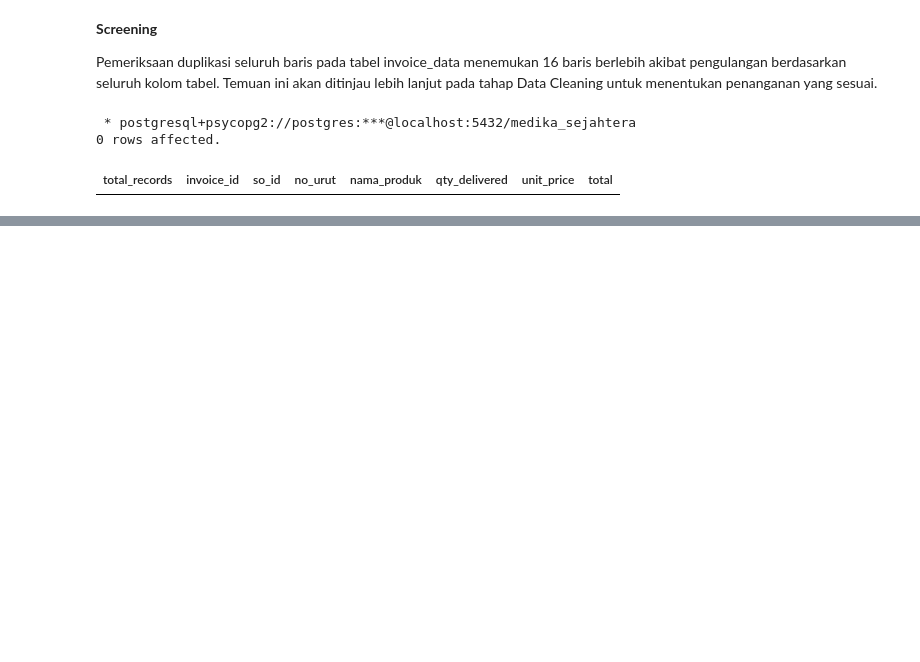
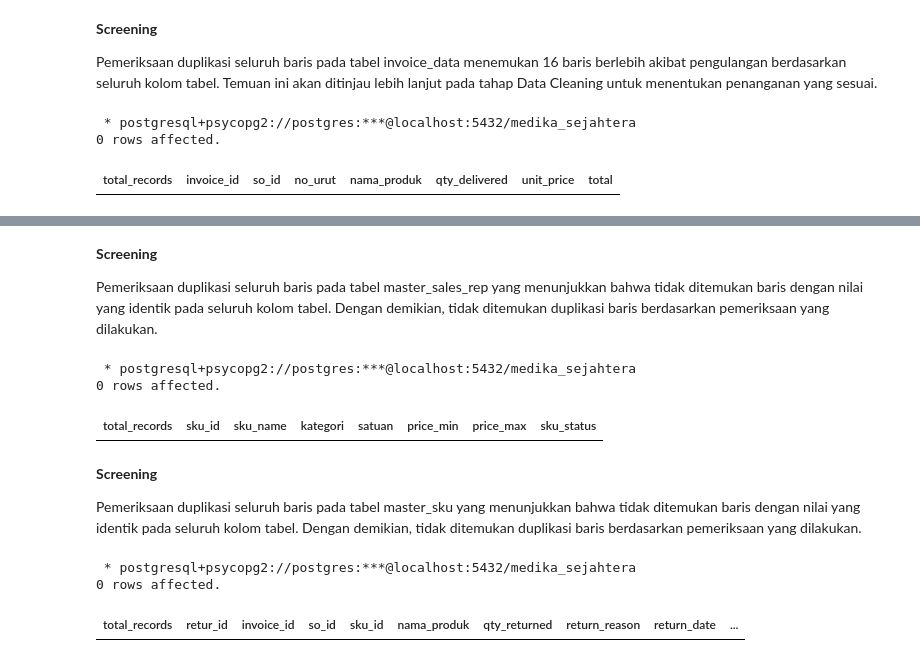
Before and after one commit to Rpfitrah/return-analysis-medika-sejahtera, a Jupyter notebook: Notebook/01_data_understanding.ipynb, the cells around one changed output, grey strips where cells are left out. Saved outputs shown, nothing was run; the diff lists cells and outputs as text; code cells hidden in the pictures; blank space fills up the shorter version.

```diff
--- a/Notebook/01_data_understanding.ipynb
+++ b/Notebook/01_data_understanding.ipynb
@@ -873,0 +925,68 @@ Pemeriksaan duplikasi seluruh baris menunjukkan bahwa tidak ditemukan baris deng
+# %% [markdown]
+**Screening**
+
+Pemeriksaan duplikasi seluruh baris pada tabel master_sales_rep yang menunjukkan bahwa tidak ditemukan baris dengan nilai yang identik pada seluruh kolom tabel. Dengan demikian, tidak ditemukan duplikasi baris berdasarkan pemeriksaan yang dilakukan.
+# %%
+%%sql
+
+SELECT
+    COUNT(*) AS total_records,
+    sku_id,
+    sku_name,
+    kategori,
+    satuan,
+    price_min,
+    price_max,
+    sku_status
+FROM
+    master_sku
+GROUP BY
+    sku_id,
+    sku_name,
+    kategori,
+    satuan,
+    price_min,
+    price_max,
+    sku_status
+HAVING COUNT(*) > 1
+# %% [output]
+ * postgresql+psycopg2://postgres:***@localhost:5432/medika_sejahtera
+0 rows affected.
+| total_records | sku_id | sku_name | kategori | satuan | price_min | price_max | sku_status |
+# %% [markdown]
+**Screening**
+
+Pemeriksaan duplikasi seluruh baris pada tabel master_sku yang menunjukkan bahwa tidak ditemukan baris dengan nilai yang identik pada seluruh kolom tabel. Dengan demikian, tidak ditemukan duplikasi baris berdasarkan pemeriksaan yang dilakukan.
+# %%
+%%sql
+
+SELECT
+    COUNT(*) AS total_records,
+    retur_id,
+    invoice_id,
+    so_id,
+    sku_id,
+    nama_produk,
+    qty_returned,
+    return_reason,
+    return_date,
+    status_return,
+    value_return
+FROM
+    return_data
+GROUP BY
+    retur_id,
+    invoice_id,
+    so_id,
+    sku_id,
+    nama_produk,
+    qty_returned,
+    return_date,
+    return_reason,
+    status_return,
+    value_return
+HAVING COUNT(*) > 1
+# %% [output]
+ * postgresql+psycopg2://postgres:***@localhost:5432/medika_sejahtera
+0 rows affected.
+| total_records | retur_id | invoice_id | so_id | sku_id | nama_produk | qty_returned | return_reason | return_date | ... |
```
Also changed, not shown: parts of 11 cells of this notebook.
